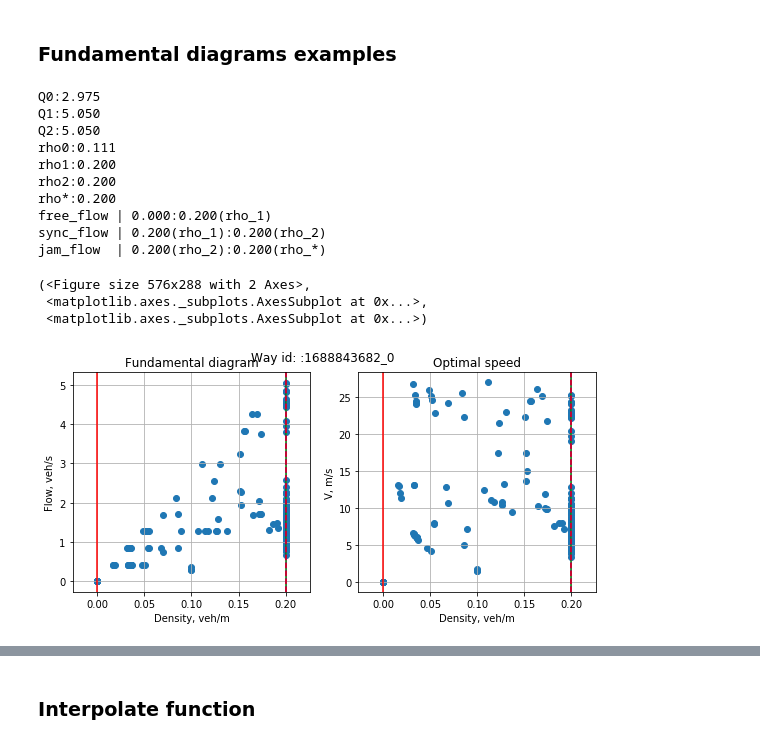
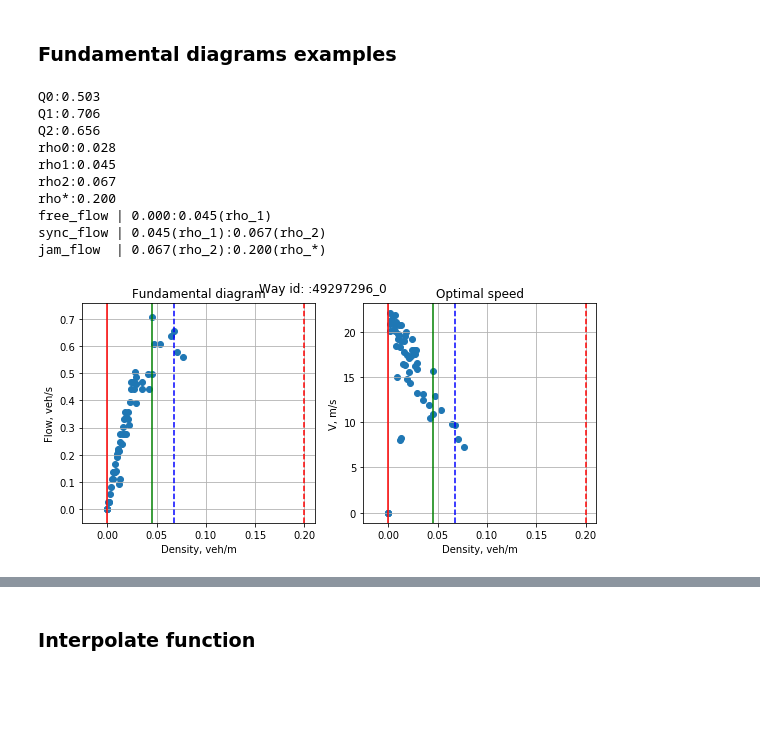
Before and after one commit to apoyezzhayev/FollowingLeaderModel, a Jupyter notebook: Fundamental_diagramm.ipynb, the cells around one changed output, grey strips where cells are left out. Cells and saved outputs as stored; diff of their text form; code cells hidden in the pictures; blank space fills up the shorter version.

Commit message:
Add notebook with output images

```diff
--- a/Fundamental_diagramm.ipynb
+++ b/Fundamental_diagramm.ipynb
@@ -246,19 +224,16 @@ plot_convex_hull(':290051915_0', data_default_roads, y='speed')
 # %% [markdown]
 ### Fundamental diagrams examples
 # %%
-plot_fundamental(':1688843682_0', data_default_roads)
+plot_fundamental(':49297296_0', data_default_roads)
 # %% [output]
-Q0:2.975
-Q1:5.050
-Q2:5.050
-rho0:0.111
-rho1:0.200
-rho2:0.200
+Q0:0.503
+Q1:0.706
+Q2:0.656
+rho0:0.028
+rho1:0.045
+rho2:0.067
 rho*:0.200
-free_flow | 0.000:0.200(rho_1)
-sync_flow | 0.200(rho_1):0.200(rho_2)
-jam_flow  | 0.200(rho_2):0.200(rho_*)
+free_flow | 0.000:0.045(rho_1)
+sync_flow | 0.045(rho_1):0.067(rho_2)
+jam_flow  | 0.067(rho_2):0.200(rho_*)
-(<Figure size 576x288 with 2 Axes>,
- <matplotlib.axes._subplots.AxesSubplot at 0x...>,
- <matplotlib.axes._subplots.AxesSubplot at 0x...>)
-[figure, old version]
+[figure, new version]
```
Also changed, not shown: parts of 36 cells of this notebook, 1 other file.
